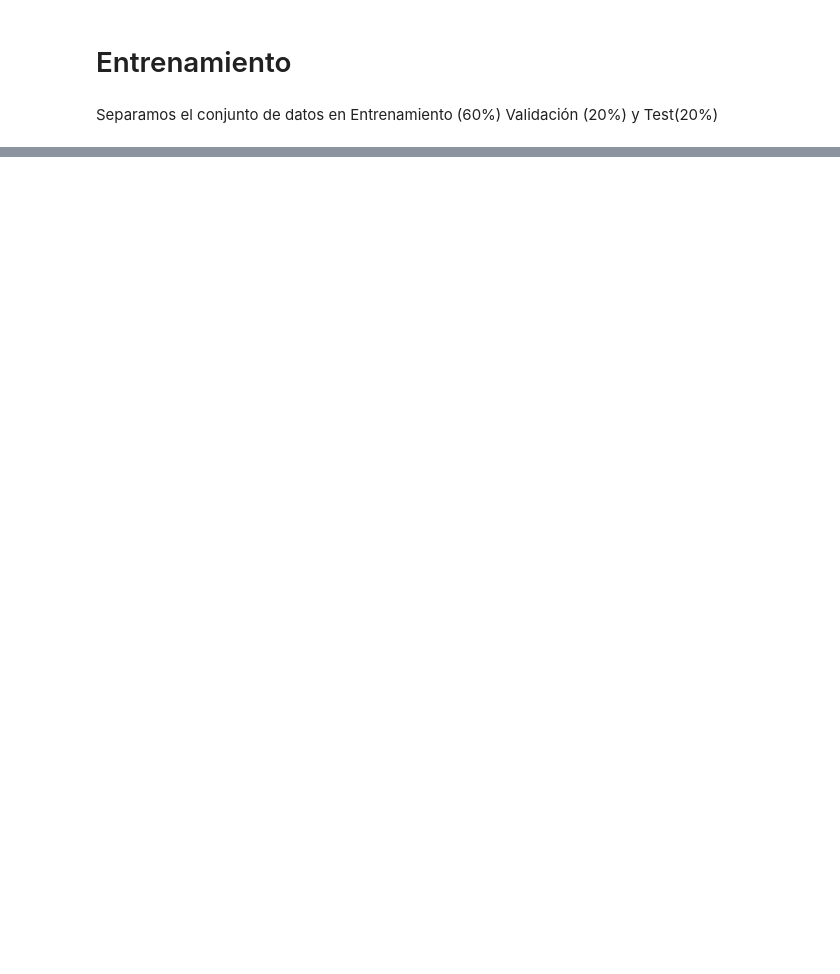
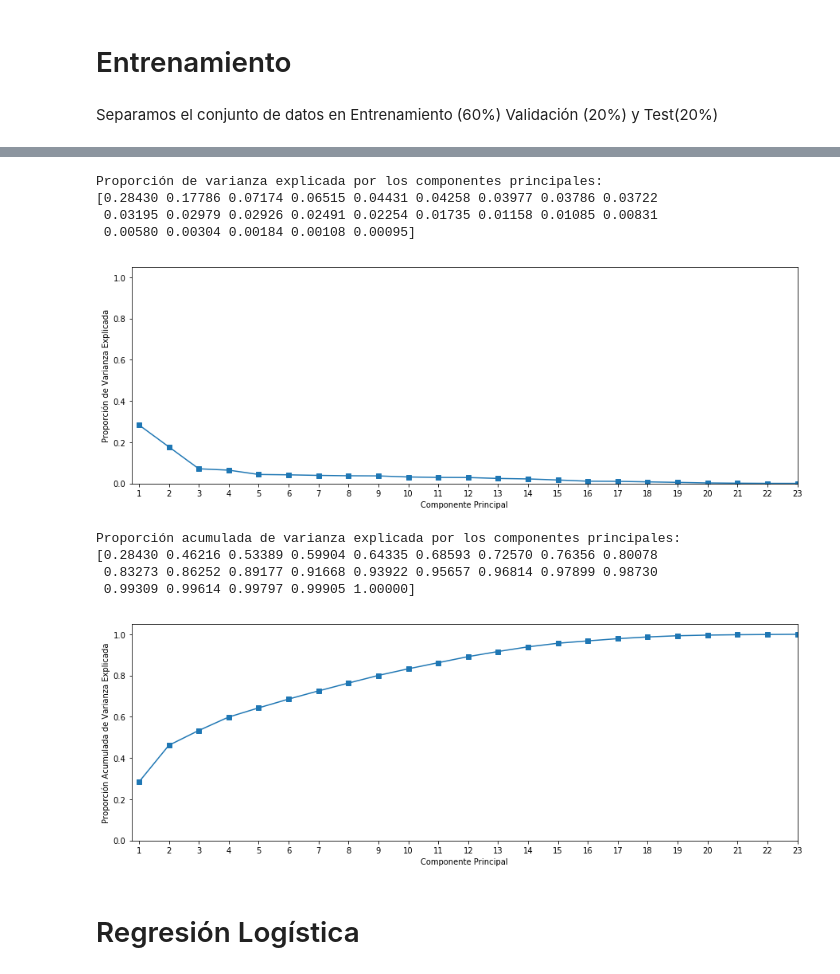
Before and after one commit to DanielQuintana90/ProyectoMachineLearning, a Jupyter notebook: DefaultCreditCard.ipynb, the cells around one changed output, grey strips where cells are left out. Saved outputs shown, nothing was run; the diff lists cells and outputs as text; code cells hidden in the pictures; blank space fills up the shorter version.

```diff
--- a/DefaultCreditCard.ipynb
+++ b/DefaultCreditCard.ipynb
@@ -157,0 +146,3 @@ data.shape
+# %%
+data.drop('ID', inplace = True, axis = 1)
+data.drop('Unnamed: 0', inplace = True, axis = 1)
@@ -182,0 +231,40 @@ print(indices_test.shape) #20%
+# %%
+def plot_pca_var(pca_cum_var, label):
+    num_components = pca_cum_var.shape[0]
+    indices = range(1, num_components + 1)
+    plt.figure(figsize=(15,5))
+    plt.plot(indices, pca_cum_var, '-s')
+    plt.ylabel(label)
+    plt.xlabel('Componente Principal')
+    plt.xlim(0.75,4.25)
+    plt.ylim(0,1.05)
+    plt.xticks(indices)
+    plt.show()
+
+### INICIO DE TU CÓDIGO
+pca_cum_var = np.cumsum(pca.explained_variance_ratio_)
+### FIN DE TU CÓDIGO
+
+np.set_printoptions(formatter={'float': lambda x: "{0:0.5f}".format(x)})
+print('Proporción de varianza explicada por los componentes principales:')
+print(pca.explained_variance_ratio_)
+plot_pca_var(pca.explained_variance_ratio_, 'Proporción de Varianza Explicada')
+
+print()
+print('Proporción acumulada de varianza explicada por los componentes principales:')
+print(pca_cum_var)
+print()
+plot_pca_var(pca_cum_var, 'Proporción Acumulada de Varianza Explicada')
+# %% [output]
+Proporción de varianza explicada por los componentes principales:
+[0.28430 0.17786 0.07174 0.06515 0.04431 0.04258 0.03977 0.03786 0.03722
+ 0.03195 0.02979 0.02926 0.02491 0.02254 0.01735 0.01158 0.01085 0.00831
+ 0.00580 0.00304 0.00184 0.00108 0.00095]
+[figure, added]
+Proporción acumulada de varianza explicada por los componentes principales:
+[0.28430 0.46216 0.53389 0.59904 0.64335 0.68593 0.72570 0.76356 0.80078
+ 0.83273 0.86252 0.89177 0.91668 0.93922 0.95657 0.96814 0.97899 0.98730
+ 0.99309 0.99614 0.99797 0.99905 1.00000]
+[figure, added]
+# %% [markdown]
+# Regresión Logística
```
Also changed, not shown: parts of 26 cells of this notebook, 3 other files.
